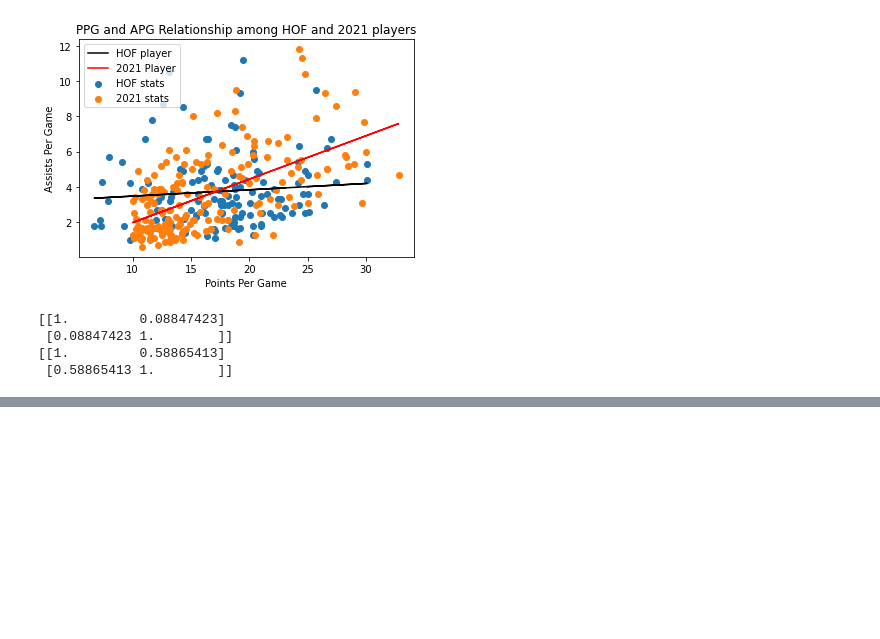
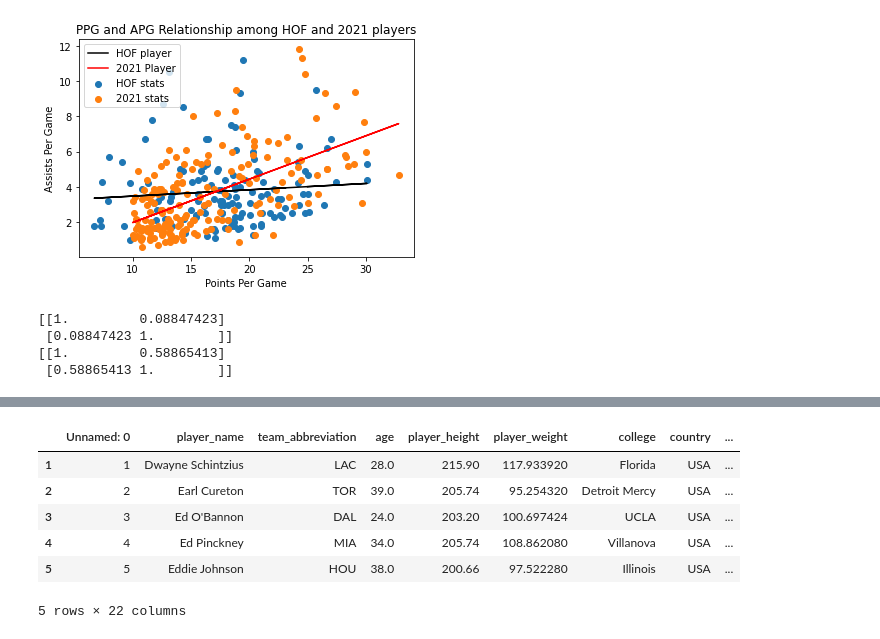
Before and after one commit to surmud/NBA-Hall-of-fame-predictor, a Jupyter notebook: hof.ipynb, the cells around one changed output, grey strips where cells are left out. Cells and saved outputs as stored; diff of their text form; code cells hidden in the pictures; blank space fills up the shorter version.

```diff
--- a/hof.ipynb
+++ b/hof.ipynb
@@ -332,0 +404,14 @@ print(r2) #R = 0.59, indicating a stronger correlation between PPG and APG among
+# %%
+# now that it's only unique players, lets see if theyre in the HOF or not
+nba_df['hof'] = nba_df['player_name'].apply(lambda x: True if hof_df[hof_df['Name'] == x].shape[0] > 0 else False)
+
+non_hof_df = nba_df[nba_df['hof'] == False]
+non_hof_df.head()
+# %% [output]
+|  | Unnamed: 0 | player_name | team_abbreviation | age | player_height | player_weight | college | country | ... |
+| 1 | 1 | Dwayne Schintzius | LAC | 28.0 | 215.90 | 117.933920 | Florida | USA | ... |
+| 2 | 2 | Earl Cureton | TOR | 39.0 | 205.74 | 95.254320 | Detroit Mercy | USA | ... |
+| 3 | 3 | Ed O'Bannon | DAL | 24.0 | 203.20 | 100.697424 | UCLA | USA | ... |
+| 4 | 4 | Ed Pinckney | MIA | 34.0 | 205.74 | 108.862080 | Villanova | USA | ... |
+| 5 | 5 | Eddie Johnson | HOU | 38.0 | 200.66 | 97.522280 | Illinois | USA | ... |
+5 rows × 22 columns
```
Also changed, not shown: parts of 6 cells of this notebook, 1 other file.
